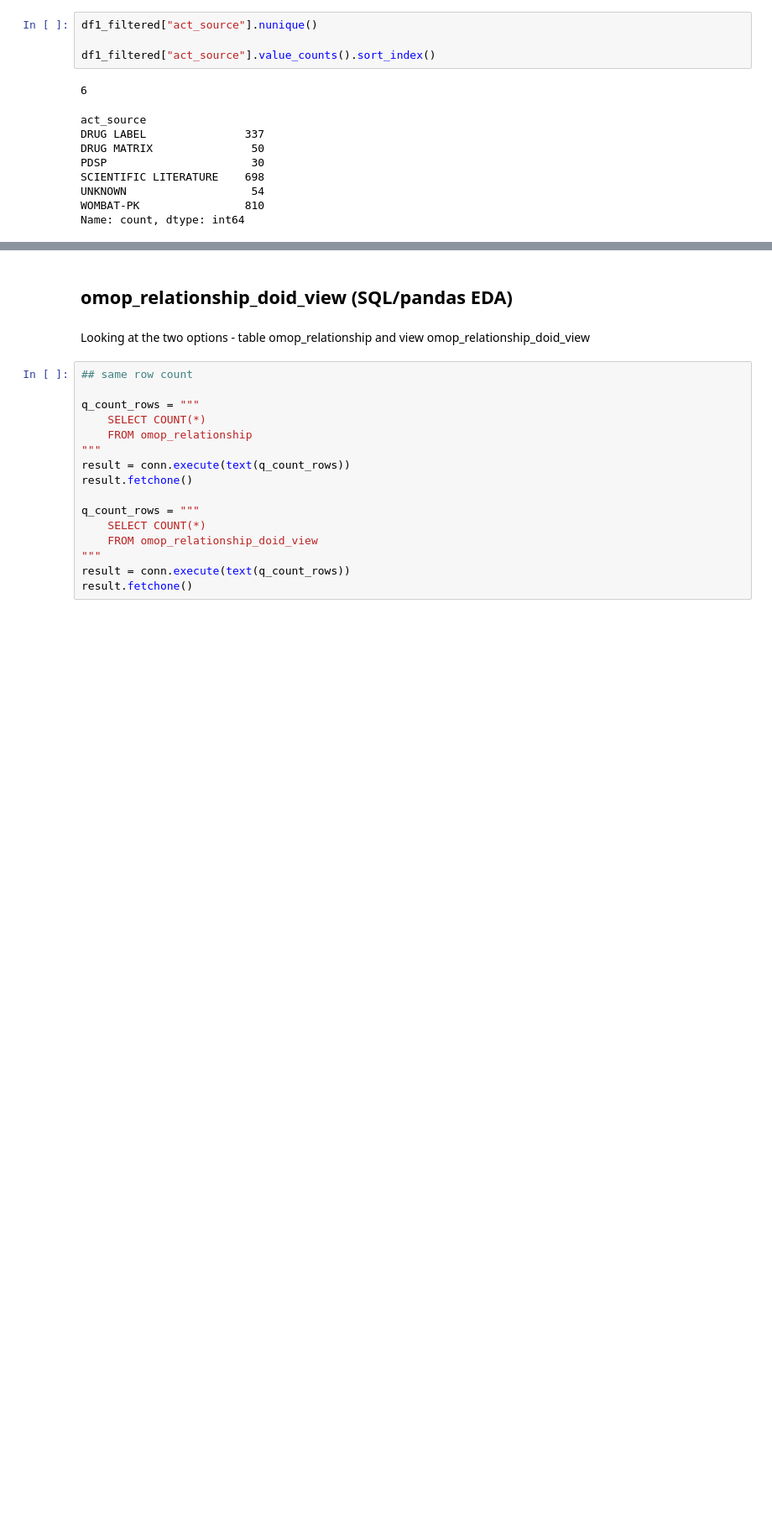
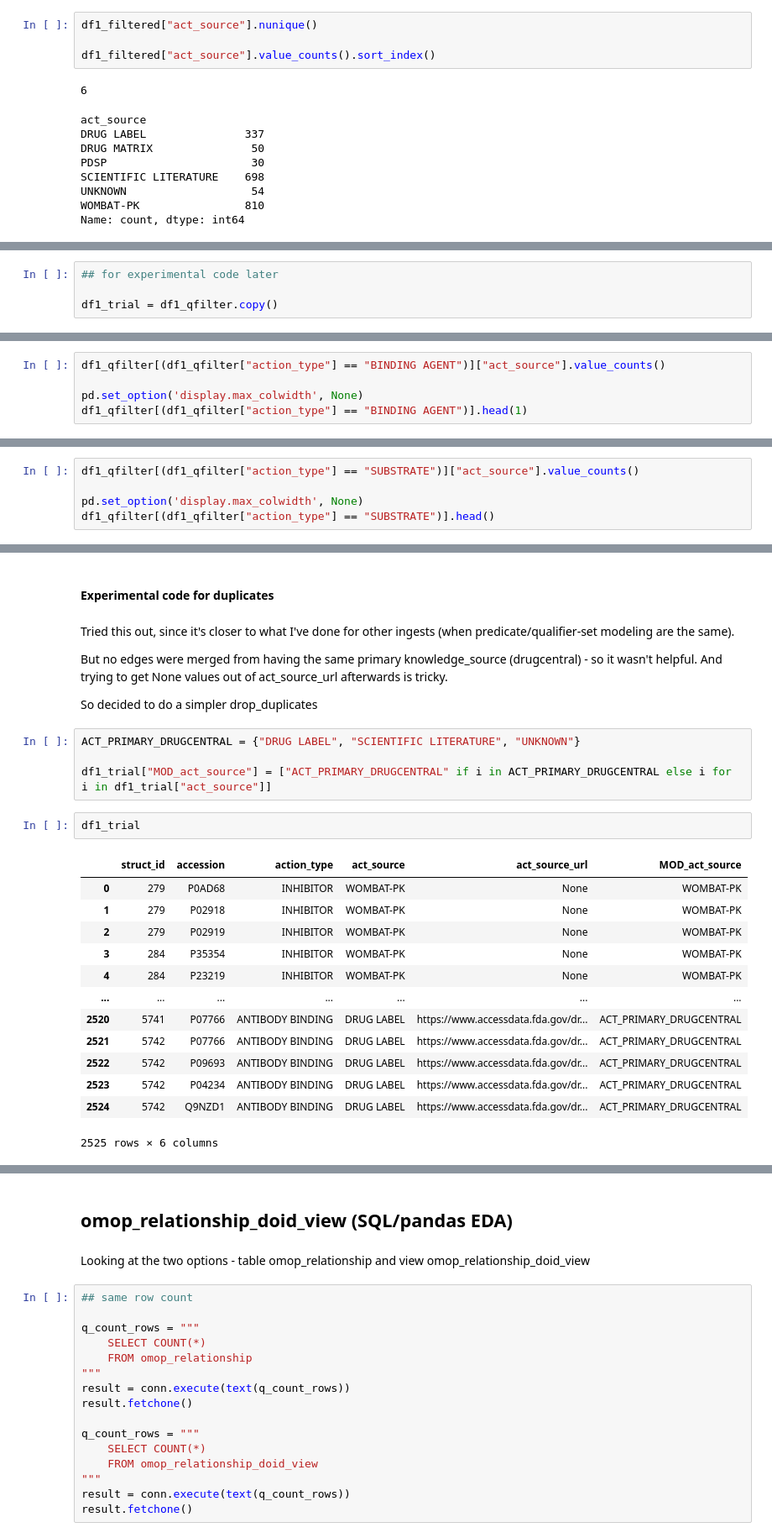
Before and after one commit to NCATSTranslator/translator-ingests, a Jupyter notebook: src/translator_ingest/ingests/drugcentral/eda_and_parser_dev.ipynb, the cells around one changed output, grey strips where cells are left out. Shown at 84% size. Cells and saved outputs as stored; diff of their text form; blank space fills up the shorter version.

Commit message:
drugcentral: add updated notebook after dev

```diff
--- a/src/translator_ingest/ingests/drugcentral/eda_and_parser_dev.ipynb
+++ b/src/translator_ingest/ingests/drugcentral/eda_and_parser_dev.ipynb
@@ -907,0 +1090,4 @@ website_counts
+# %%
+## for experimental code later
+
+df1_trial = df1_qfilter.copy()
@@ -907,0 +1240,5 @@ website_counts
+# %%
+df1_qfilter[(df1_qfilter["action_type"] == "BINDING AGENT")]["act_source"].value_counts()
+
+pd.set_option('display.max_colwidth', None)
+df1_qfilter[(df1_qfilter["action_type"] == "BINDING AGENT")].head(1)
@@ -907,0 +1253,5 @@ website_counts
+# %%
+df1_qfilter[(df1_qfilter["action_type"] == "SUBSTRATE")]["act_source"].value_counts()
+
+pd.set_option('display.max_colwidth', None)
+df1_qfilter[(df1_qfilter["action_type"] == "SUBSTRATE")].head()
@@ -907,0 +1284,29 @@ website_counts
+# %% [markdown]
+#### Experimental code for duplicates
+# %% [markdown]
+Tried this out, since it's closer to what I've done for other ingests (when predicate/qualifier-set modeling are the same).
+
+But no edges were merged from having the same primary knowledge_source (drugcentral) - so it wasn't helpful.
+And trying to get None values out of act_source_url afterwards is tricky.
+
+So decided to do a simpler drop_duplicates
+# %%
+ACT_PRIMARY_DRUGCENTRAL = {"DRUG LABEL", "SCIENTIFIC LITERATURE", "UNKNOWN"}
+
+df1_trial["MOD_act_source"] = ["ACT_PRIMARY_DRUGCENTRAL" if i in ACT_PRIMARY_DRUGCENTRAL else i for i in df1_trial["act_source"]]
+# %%
+df1_trial
+# %% [output]
+|  | struct_id | accession | action_type | act_source | act_source_url | MOD_act_source |
+| 0 | 279 | P0AD68 | INHIBITOR | WOMBAT-PK | None | WOMBAT-PK |
+| 1 | 279 | P02918 | INHIBITOR | WOMBAT-PK | None | WOMBAT-PK |
+| 2 | 279 | P02919 | INHIBITOR | WOMBAT-PK | None | WOMBAT-PK |
+| 3 | 284 | P35354 | INHIBITOR | WOMBAT-PK | None | WOMBAT-PK |
+| 4 | 284 | P23219 | INHIBITOR | WOMBAT-PK | None | WOMBAT-PK |
+| ... | ... | ... | ... | ... | ... | ... |
+| 2520 | 5741 | P07766 | ANTIBODY BINDING | DRUG LABEL | https://www.accessdata.fda.gov/dr... | ACT_PRIMARY_DRUGCENTRAL |
+| 2521 | 5742 | P07766 | ANTIBODY BINDING | DRUG LABEL | https://www.accessdata.fda.gov/dr... | ACT_PRIMARY_DRUGCENTRAL |
+| 2522 | 5742 | P09693 | ANTIBODY BINDING | DRUG LABEL | https://www.accessdata.fda.gov/dr... | ACT_PRIMARY_DRUGCENTRAL |
+| 2523 | 5742 | P04234 | ANTIBODY BINDING | DRUG LABEL | https://www.accessdata.fda.gov/dr... | ACT_PRIMARY_DRUGCENTRAL |
+| 2524 | 5742 | Q9NZD1 | ANTIBODY BINDING | DRUG LABEL | https://www.accessdata.fda.gov/dr... | ACT_PRIMARY_DRUGCENTRAL |
+2525 rows × 6 columns
```
Also changed, not shown: parts of 84 cells of this notebook.
